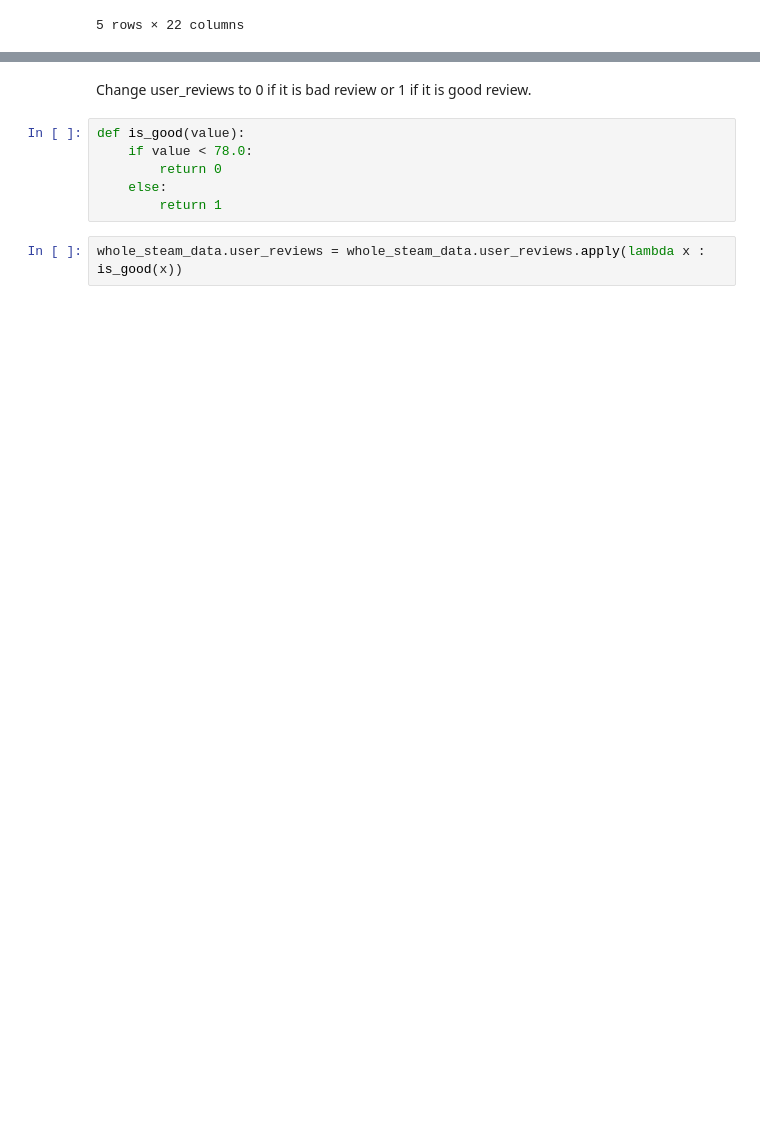
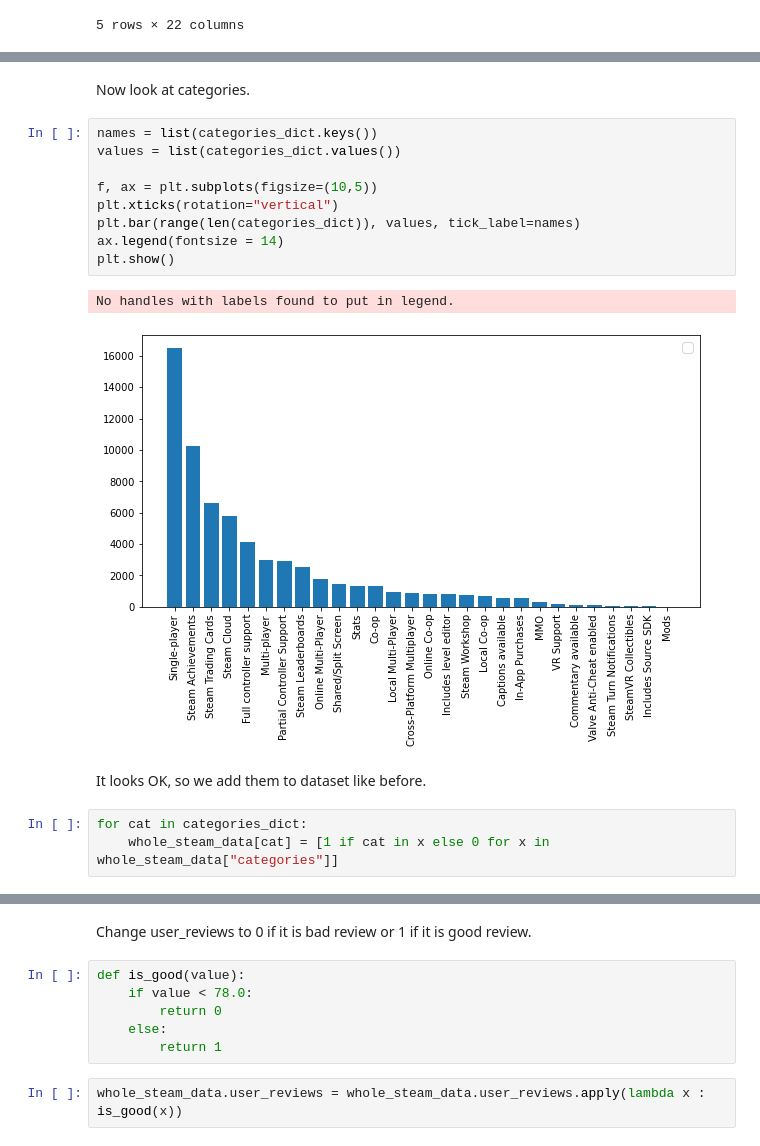
Before and after one commit to Konrados232/steam-predicter, a Jupyter notebook: main.ipynb, the cells around one changed output, grey strips where cells are left out. Saved outputs shown, nothing was run; the diff lists cells and outputs as text; blank space fills up the shorter version.

```diff
--- a/main.ipynb
+++ b/main.ipynb
@@ -366,0 +422,19 @@ print(gather_data_to_dict(whole_steam_data.steamspy_tags))
+# %% [markdown]
+Now look at categories.
+# %%
+names = list(categories_dict.keys())
+values = list(categories_dict.values())
+
+f, ax = plt.subplots(figsize=(10,5))
+plt.xticks(rotation="vertical")
+plt.bar(range(len(categories_dict)), values, tick_label=names)
+ax.legend(fontsize = 14)
+plt.show()
+# %% [output]
+No handles with labels found to put in legend.
+[figure, added]
+# %% [markdown]
+It looks OK, so we add them to dataset like before.
+# %%
+for cat in categories_dict:
+    whole_steam_data[cat] = [1 if cat in x else 0 for x in whole_steam_data["categories"]]
```
Also changed, not shown: parts of 16 cells of this notebook.
